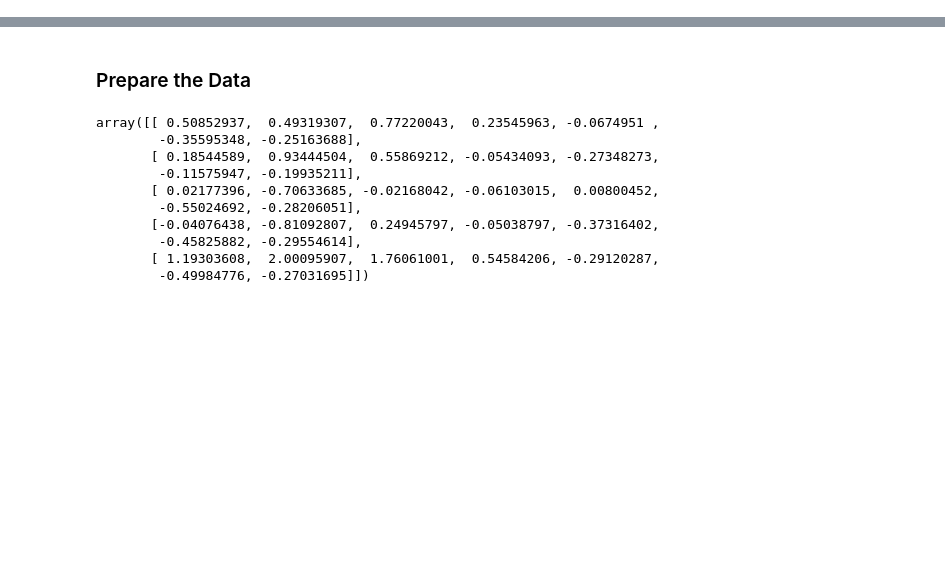
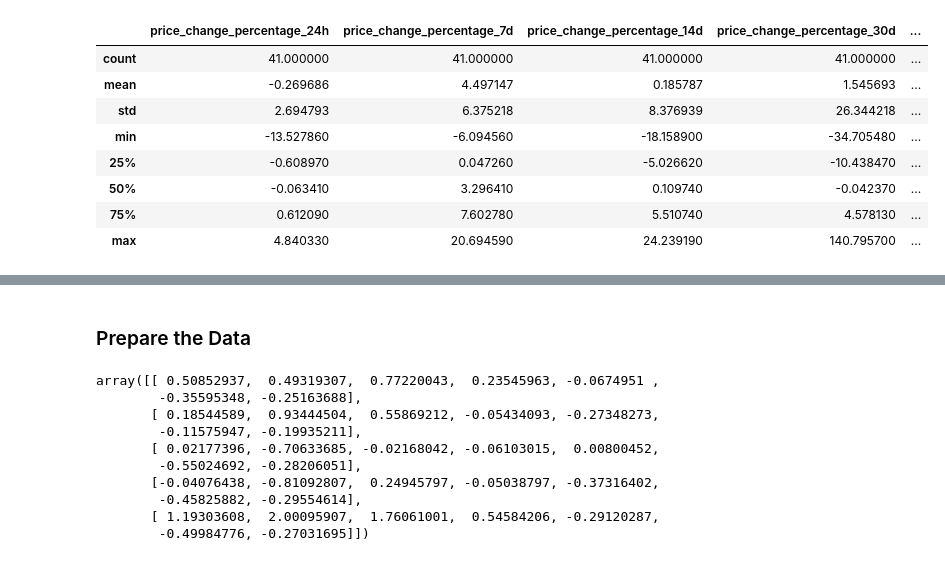
Before and after one commit to gusibis/CryptoClustering, a Jupyter notebook: Starter_Code/Crypto_Clustering.ipynb, the cells around one changed output, grey strips where cells are left out. Drawn from its saved outputs; the diff is of its cells as text; code cells hidden in the pictures; blank space fills up the shorter version.

```diff
--- a/Starter_Code/Crypto_Clustering.ipynb
+++ b/Starter_Code/Crypto_Clustering.ipynb
@@ -49,2 +27,15 @@ df_market_data.hvplot.line(
+# %%
+# Generate summary statistics
+df_market_data.describe()
+# %% [output]
+|  | price_change_percentage_24h | price_change_percentage_7d | price_change_percentage_14d | price_change_percentage_30d | ... |
+| count | 41.000000 | 41.000000 | 41.000000 | 41.000000 | ... |
+| mean | -0.269686 | 4.497147 | 0.185787 | 1.545693 | ... |
+| std | 2.694793 | 6.375218 | 8.376939 | 26.344218 | ... |
+| min | -13.527860 | -6.094560 | -18.158900 | -34.705480 | ... |
+| 25% | -0.608970 | 0.047260 | -5.026620 | -10.438470 | ... |
+| 50% | -0.063410 | 3.296410 | 0.109740 | -0.042370 | ... |
+| 75% | 0.612090 | 7.602780 | 5.510740 | 4.578130 | ... |
+| max | 4.840330 | 20.694590 | 24.239190 | 140.795700 | ... |
 # %%
 # Plot your data to see what's in your DataFrame
```
Also changed, not shown: parts of 29 cells of this notebook.
